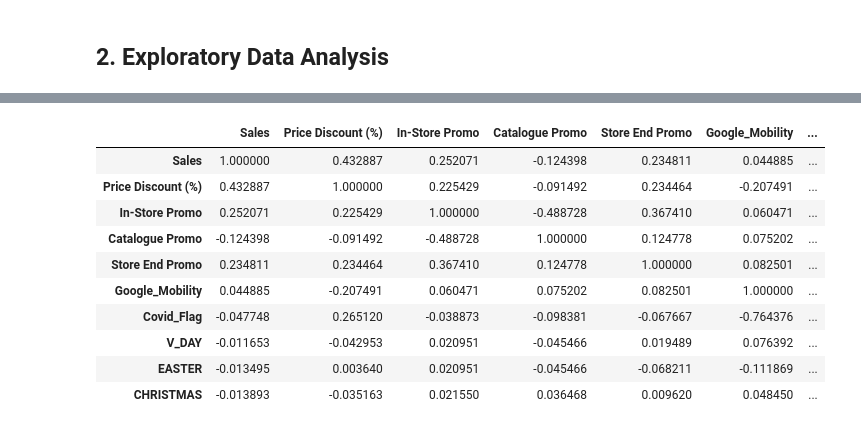
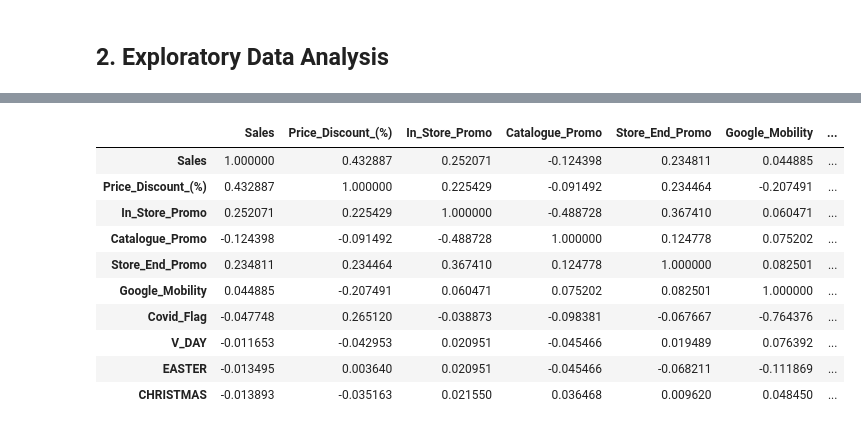
Before and after one commit to keithonpy/bev_retail_forecasting, a Jupyter notebook: retail_forecasting.ipynb, the cells around one changed output, grey strips where cells are left out. Saved outputs shown, nothing was run; the diff lists cells and outputs as text; code cells hidden in the pictures.

```diff
--- a/retail_forecasting.ipynb
+++ b/retail_forecasting.ipynb
@@ -59,7 +70,7 @@ CHRISTMAS                      int64
 dtype: object
 # %%
 df['Price Discount (%)'] = [x.replace('%', '') for x in df['Price Discount (%)']]
-df['Price Discount (%)'] = df['Price Discount (%)'].astype(int)
+df['Price Discount (%)'] = df['Price Discount (%)'].astype('int64')
 # %%
 df.dtypes
 # %% [output]
@@ -100,0 +114,4 @@ No missing values were found
+# %%
+df.columns = [c.replace(' ', '_') for c in df.columns]
+df = df.rename(columns = {'In-Store_Promo' : 'In_Store_Promo'})
+df.columns
@@ -145,2 +164,2 @@ round(df.describe(datetime_is_numeric=True, include='all'),2)
 # %%
-df_time = df.set_index('date')
+df = df.set_index('date')
@@ -165,12 +183,13 @@ for i, c in zip(range(1, 7), color):
 # %%
-df.corr()
+df_corr = df.corr(numeric_only=True)
+df_corr
 # %% [output]
-|  | Sales | Price Discount (%) | In-Store Promo | Catalogue Promo | Store End Promo | Google_Mobility | ... |
+|  | Sales | Price_Discount_(%) | In_Store_Promo | Catalogue_Promo | Store_End_Promo | Google_Mobility | ... |
 | Sales | 1.000000 | 0.432887 | 0.252071 | -0.124398 | 0.234811 | 0.044885 | ... |
-| Price Discount (%) | 0.432887 | 1.000000 | 0.225429 | -0.091492 | 0.234464 | -0.207491 | ... |
-| In-Store Promo | 0.252071 | 0.225429 | 1.000000 | -0.488728 | 0.367410 | 0.060471 | ... |
-| Catalogue Promo | -0.124398 | -0.091492 | -0.488728 | 1.000000 | 0.124778 | 0.075202 | ... |
-| Store End Promo | 0.234811 | 0.234464 | 0.367410 | 0.124778 | 1.000000 | 0.082501 | ... |
+| Price_Discount_(%) | 0.432887 | 1.000000 | 0.225429 | -0.091492 | 0.234464 | -0.207491 | ... |
+| In_Store_Promo | 0.252071 | 0.225429 | 1.000000 | -0.488728 | 0.367410 | 0.060471 | ... |
+| Catalogue_Promo | -0.124398 | -0.091492 | -0.488728 | 1.000000 | 0.124778 | 0.075202 | ... |
+| Store_End_Promo | 0.234811 | 0.234464 | 0.367410 | 0.124778 | 1.000000 | 0.082501 | ... |
 | Google_Mobility | 0.044885 | -0.207491 | 0.060471 | 0.075202 | 0.082501 | 1.000000 | ... |
 | Covid_Flag | -0.047748 | 0.265120 | -0.038873 | -0.098381 | -0.067667 | -0.764376 | ... |
 | V_DAY | -0.011653 | -0.042953 | 0.020951 | -0.045466 | 0.019489 | 0.076392 | ... |
```
Also changed, not shown: parts of 27 cells of this notebook.
